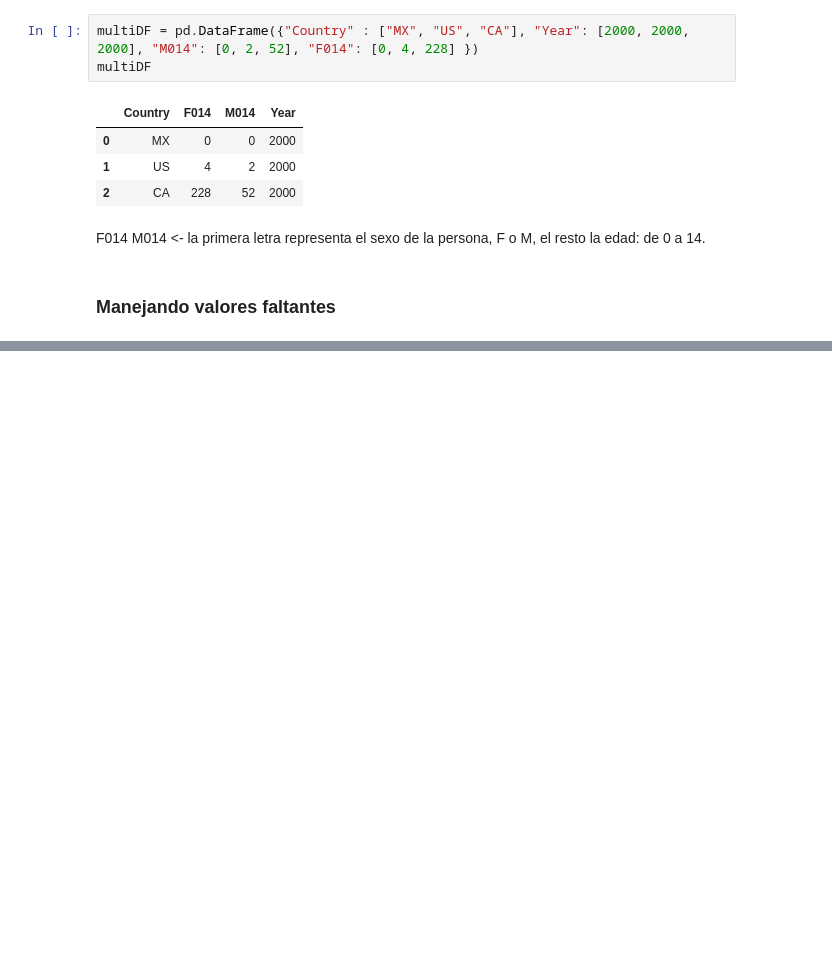
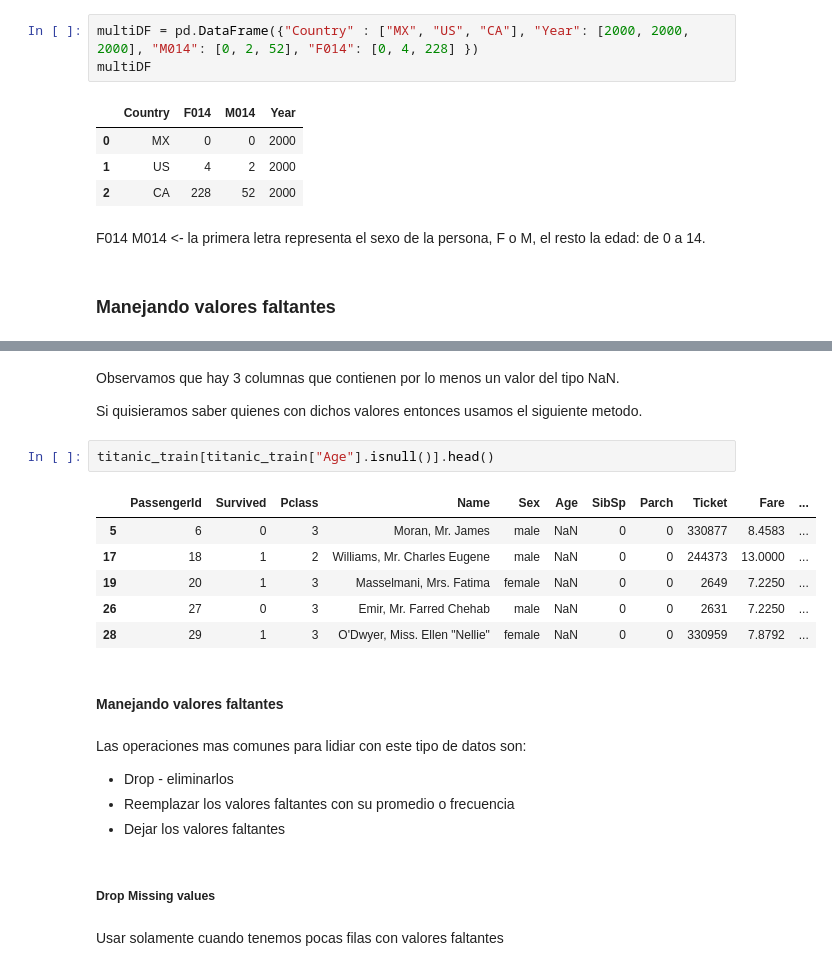
Before and after one commit to mrHyde90/DataScienceCourse, a Jupyter notebook: Pandas.ipynb, the cells around one changed output, grey strips where cells are left out. Saved outputs shown, nothing was run; the diff lists cells and outputs as text; blank space fills up the shorter version.

```diff
--- a/Pandas.ipynb
+++ b/Pandas.ipynb
@@ -741,0 +781,24 @@ F014 M014 <- la primera letra representa el sexo de la persona, F o M, el resto
+# %% [markdown]
+Observamos que hay 3 columnas que contienen por lo menos un valor del tipo NaN.
+
+Si quisieramos saber quienes con dichos valores entonces usamos el siguiente metodo.
+# %%
+titanic_train[titanic_train["Age"].isnull()].head()
+# %% [output]
+|  | PassengerId | Survived | Pclass | Name | Sex | Age | SibSp | Parch | Ticket | Fare | ... |
+| 5 | 6 | 0 | 3 | Moran, Mr. James | male | NaN | 0 | 0 | 330877 | 8.4583 | ... |
+| 17 | 18 | 1 | 2 | Williams, Mr. Charles Eugene | male | NaN | 0 | 0 | 244373 | 13.0000 | ... |
+| 19 | 20 | 1 | 3 | Masselmani, Mrs. Fatima | female | NaN | 0 | 0 | 2649 | 7.2250 | ... |
+| 26 | 27 | 0 | 3 | Emir, Mr. Farred Chehab | male | NaN | 0 | 0 | 2631 | 7.2250 | ... |
+| 28 | 29 | 1 | 3 | O'Dwyer, Miss. Ellen "Nellie" | female | NaN | 0 | 0 | 330959 | 7.8792 | ... |
+# %% [markdown]
+#### Manejando valores faltantes
+# %% [markdown]
+Las operaciones mas comunes para lidiar con este tipo de datos son:
+* Drop - eliminarlos
+* Reemplazar los valores faltantes con su promedio o frecuencia
+* Dejar los valores faltantes
+# %% [markdown]
+##### Drop Missing values
+# %% [markdown]
+Usar solamente cuando tenemos pocas filas con valores faltantes
```
Also changed, not shown: parts of 19 cells of this notebook.
